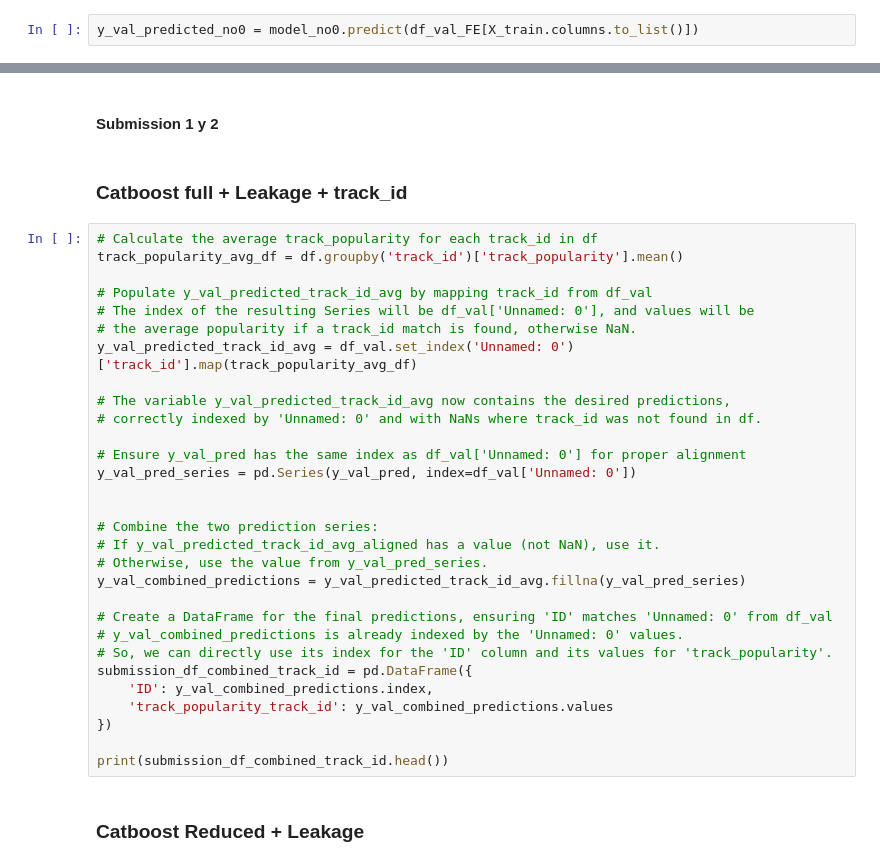
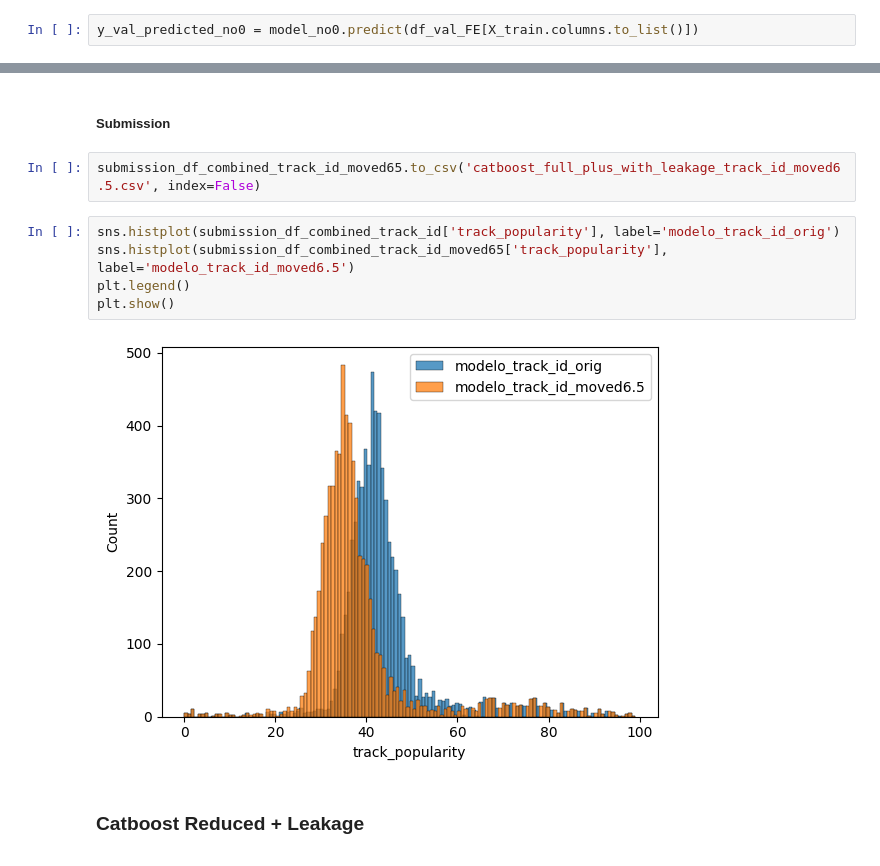
Before and after one commit to ichiP245/TP_Kaggle_Predictivo, a Jupyter notebook: Notebooks/Modelos6.ipynb, the cells around one changed output, grey strips where cells are left out. Cells and saved outputs as stored; diff of their text form.

```diff
--- a/Notebooks/Modelos6.ipynb
+++ b/Notebooks/Modelos6.ipynb
@@ -470,37 +571,14 @@ pd.DataFrame({'ID':df_val_FE['Unnamed: 0']})
 # %% [markdown]
-#### Submission 1 y 2
+##### Submission
-# %% [markdown]
-### Catboost full + Leakage + track_id
-# %%
-# Calculate the average track_popularity for each track_id in df
-track_popularity_avg_df = df.groupby('track_id')['track_popularity'].mean()
-
-# Populate y_val_predicted_track_id_avg by mapping track_id from df_val
-# The index of the resulting Series will be df_val['Unnamed: 0'], and values will be
-# the average popularity if a track_id match is found, otherwise NaN.
-y_val_predicted_track_id_avg = df_val.set_index('Unnamed: 0')['track_id'].map(track_popularity_avg_df)
-
-# The variable y_val_predicted_track_id_avg now contains the desired predictions,
-# correctly indexed by 'Unnamed: 0' and with NaNs where track_id was not found in df.
-
-# Ensure y_val_pred has the same index as df_val['Unnamed: 0'] for proper alignment
-y_val_pred_series = pd.Series(y_val_pred, index=df_val['Unnamed: 0'])
-
-
-# Combine the two prediction series:
-# If y_val_predicted_track_id_avg_aligned has a value (not NaN), use it.
-# Otherwise, use the value from y_val_pred_series.
-y_val_combined_predictions = y_val_predicted_track_id_avg.fillna(y_val_pred_series)
-
-# Create a DataFrame for the final predictions, ensuring 'ID' matches 'Unnamed: 0' from df_val
-# y_val_combined_predictions is already indexed by the 'Unnamed: 0' values.
-# So, we can directly use its index for the 'ID' column and its values for 'track_popularity'.
-submission_df_combined_track_id = pd.DataFrame({
-    'ID': y_val_combined_predictions.index,
-    'track_popularity_track_id': y_val_combined_predictions.values
-})
-
-print(submission_df_combined_track_id.head())
+# %%
+submission_df_combined_track_id_moved65.to_csv('catboost_full_plus_with_leakage_track_id_moved6.5.csv', index=False)
+# %%
+sns.histplot(submission_df_combined_track_id['track_popularity'], label='modelo_track_id_orig')
+sns.histplot(submission_df_combined_track_id_moved65['track_popularity'], label='modelo_track_id_moved6.5')
+plt.legend()
+plt.show()
+# %% [output]
+[figure, added]
 # %% [markdown]
 ### Catboost Reduced + Leakage
 # %% [markdown]
```
Also changed, not shown: parts of 17 cells of this notebook.
